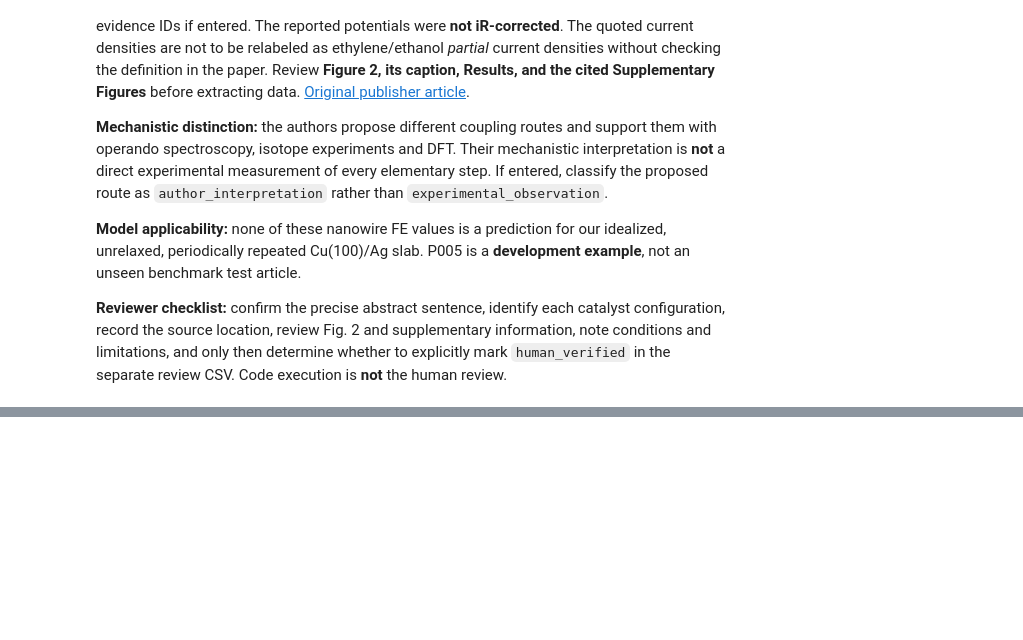
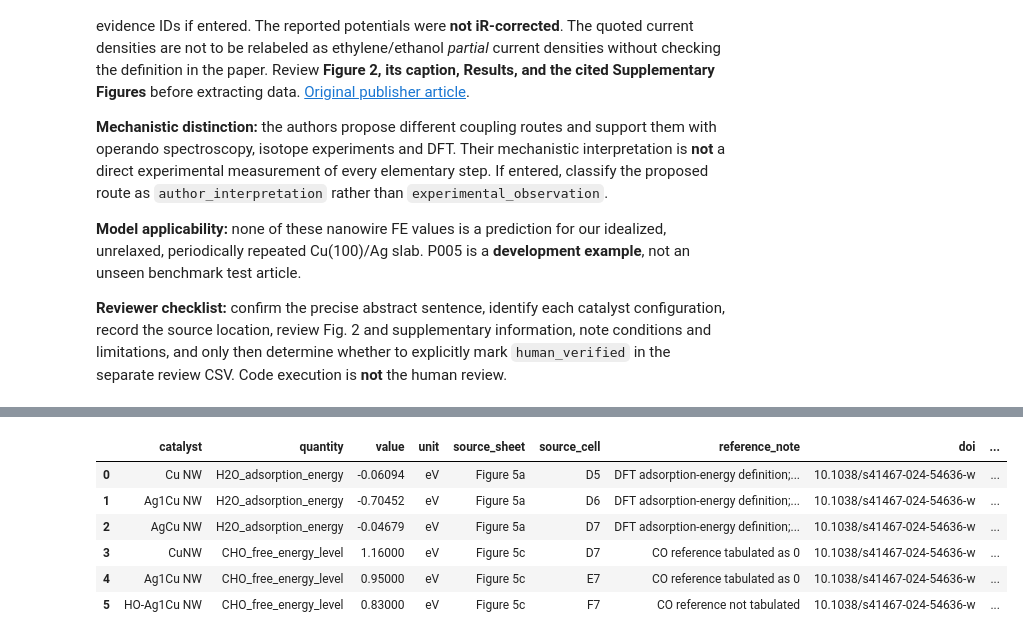
Before and after one commit to Nsolebna/CuSelect-AI, a Jupyter notebook: notebooks/02_Literature_and_Evidence.ipynb, the cells around one changed output, grey strips where cells are left out. Drawn from its saved outputs; the diff is of its cells as text; code cells hidden in the pictures; blank space fills up the shorter version.

Commit message:
feat: 20261106_Validate_Notebook02_Evidence_Workflow

```diff
--- a/notebooks/02_Literature_and_Evidence.ipynb
+++ b/notebooks/02_Literature_and_Evidence.ipynb
@@ -327,0 +1891,87 @@ print('No scientific claims were promoted by this cell.')
+# %%
+
+# PSEUDOCODE
+# 1. Add confirmed units to the extracted source values.
+# 2. Keep adsorption and free-energy quantities distinct.
+# 3. Preserve missing source references.
+# 4. Label all records as pending model-compatibility review.
+# 5. Save an interim table for Notebook 03.
+
+import pandas as pd
+
+ads_candidates = adsorption.rename(
+    columns={"reported_value": "value"}
+).copy()
+
+ads_candidates["quantity"] = "H2O_adsorption_energy"
+ads_candidates["unit"] = "eV"
+ads_candidates["reference_note"] = (
+    "DFT adsorption-energy definition; Figure 5a"
+)
+
+cho_candidates = free_energy.rename(
+    columns={"CHO_reported_value": "value"}
+).copy()
+
+cho_candidates["quantity"] = "CHO_free_energy_level"
+cho_candidates["unit"] = "eV"
+
+cho_candidates["reference_note"] = (
+    cho_candidates["CO_reference"]
+    .astype(str)
+    .map(
+        lambda x: (
+            "CO reference tabulated as 0"
+            if x == "0"
+            else "CO reference not tabulated"
+        )
+    )
+)
+
+common_columns = [
+    "catalyst",
+    "quantity",
+    "value",
+    "unit",
+    "source_sheet",
+    "source_cell",
+    "reference_note"
+]
+
+candidates = pd.concat(
+    [
+        ads_candidates[common_columns],
+        cho_candidates[common_columns]
+    ],
+    ignore_index=True
+)
+
+candidates["doi"] = "10.1038/s41467-024-54636-w"
+candidates["evidence_origin"] = "published_DFT"
+candidates["model_compatibility"] = "not_established"
+candidates["descriptor_approved"] = False
+
+assert len(candidates) == 6
+assert candidates["value"].notna().all()
+assert candidates["unit"].eq("eV").all()
+
+output_path = (
+    ROOT / "data/interim/"
+    "02_p005_computational_descriptor_candidates.csv"
+)
+
+candidates.to_csv(output_path, index=False)
+
+display(candidates)
+
+print("Descriptor candidates:", len(candidates))
+print("Approved for modeling:", candidates["descriptor_approved"].sum())
+print("Saved:", output_path.relative_to(ROOT))
+# %% [output]
+|  | catalyst | quantity | value | unit | source_sheet | source_cell | reference_note | doi | ... |
+| 0 | Cu NW | H2O_adsorption_energy | -0.06094 | eV | Figure 5a | D5 | DFT adsorption-energy definition;... | 10.1038/s41467-024-54636-w | ... |
+| 1 | Ag1Cu NW | H2O_adsorption_energy | -0.70452 | eV | Figure 5a | D6 | DFT adsorption-energy definition;... | 10.1038/s41467-024-54636-w | ... |
+| 2 | AgCu NW | H2O_adsorption_energy | -0.04679 | eV | Figure 5a | D7 | DFT adsorption-energy definition;... | 10.1038/s41467-024-54636-w | ... |
+| 3 | CuNW | CHO_free_energy_level | 1.16000 | eV | Figure 5c | D7 | CO reference tabulated as 0 | 10.1038/s41467-024-54636-w | ... |
+| 4 | Ag1Cu NW | CHO_free_energy_level | 0.95000 | eV | Figure 5c | E7 | CO reference tabulated as 0 | 10.1038/s41467-024-54636-w | ... |
+| 5 | HO-Ag1Cu NW | CHO_free_energy_level | 0.83000 | eV | Figure 5c | F7 | CO reference not tabulated | 10.1038/s41467-024-54636-w | ... |
```
Also changed, not shown: parts of 66 cells of this notebook, 2 other files.
